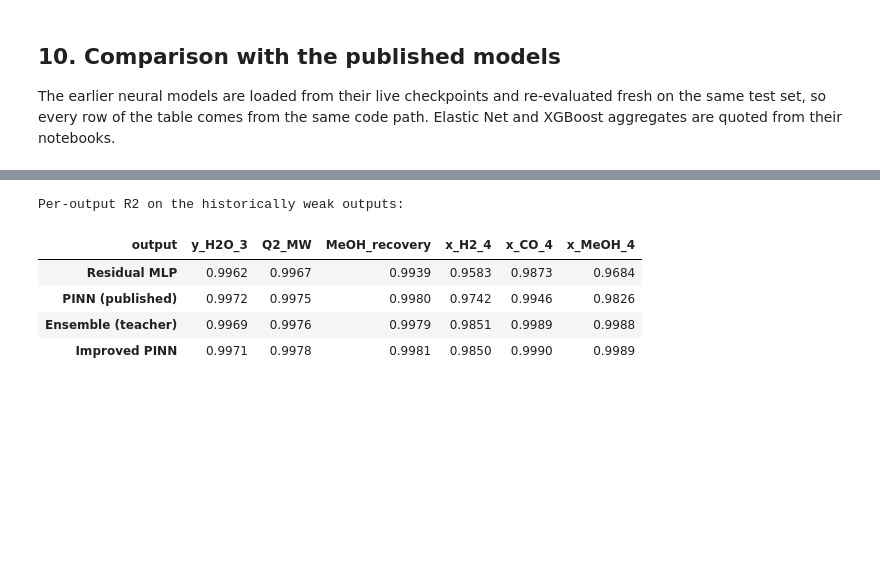
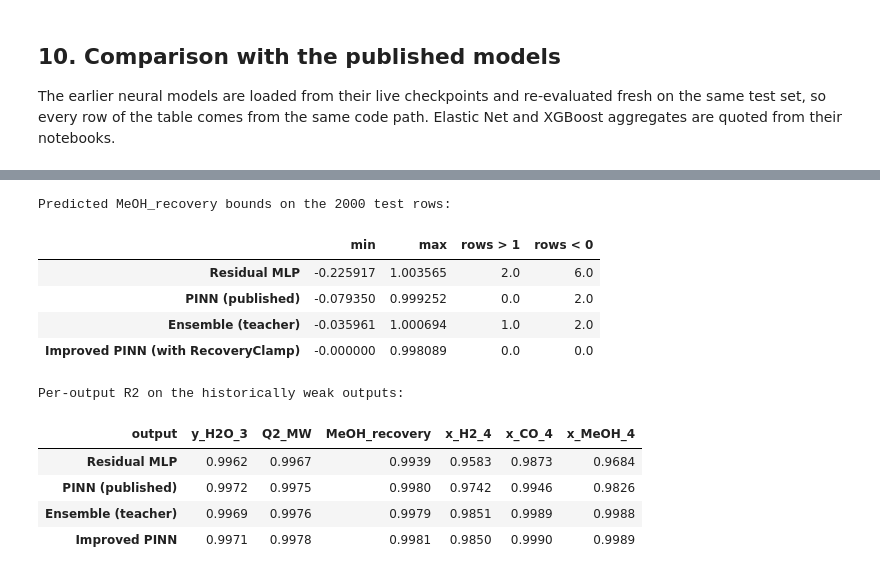
Before and after one commit to aidinhnkhn/Data-Science-In-ChemEng, a Jupyter notebook: NN_ImprovedPINN.ipynb, the cells around one changed output, grey strips where cells are left out. Cells and saved outputs as stored; diff of their text form; code cells hidden in the pictures; blank space fills up the shorter version.

```diff
--- a/NN_ImprovedPINN.ipynb
+++ b/NN_ImprovedPINN.ipynb
@@ -420,6 +508,15 @@ Three checks on the test predictions:
 vap_viol = float(np.abs(final_pred_full[VAPOR_FRACTION_COLS].sum(axis=1) - 1.0).max())
 pred_liq = final_pred_full["n4_total"].values > N4_THRESHOLD
 liq_viol = float(np.abs(final_pred_full.loc[pred_liq, LIQUID_FRACTION_COLS].sum(axis=1) - 1.0).max())
+
+# Bound violations are measured like the closure violations: by magnitude, with
+# rows counted only beyond float tolerance (the exact-0 no-liquid rows come back
+# from the scaler round trip at the 1e-8 level, which is not a real violation).
+BOUND_TOL = 1e-6
+rec = final_pred_full["MeOH_recovery"].values
+rec_overshoot = float(max(rec.max() - 1.0, 0.0))
+rec_undershoot = float(max(-rec.min(), 0.0))
+rec_oob = int(((rec < -BOUND_TOL) | (rec > 1.0 + BOUND_TOL)).sum())
 
 true_liq = ~data.no_liquid_test.values
 false_liquid = int((pred_liq & ~true_liq).sum())
@@ -427,6 +524,8 @@ false_no_liquid = int((~pred_liq & true_liq).sum())
 
 print(f"vapor  closure violation max |sum(y)-1| : {vap_viol:.3e}")
 print(f"liquid closure violation max |sum(x)-1| : {liq_viol:.3e}  (predicted-liquid rows)")
+print(f"recovery bounds: overshoot above 1 = {rec_overshoot:.3e} | "
+      f"undershoot below 0 = {rec_undershoot:.3e} | rows beyond {BOUND_TOL:.0e} tolerance: {rec_oob}")
 print(f"regime confusion: false-liquid {false_liquid} of {int((~true_liq).sum())} no-liquid rows | "
       f"false-no-liquid {false_no_liquid} of {int(true_liq.sum())} liquid rows")
 print()
@@ -479,3 +586,25 @@ Aggregate test comparison (sorted by R2):
+# %%
+def recovery_stats(pred_full):
+    r = pred_full["MeOH_recovery"].values
+    return {"min": float(r.min()), "max": float(r.max()),
+            "rows > 1": int((r > 1.0 + BOUND_TOL).sum()),
+            "rows < 0": int((r < -BOUND_TOL).sum())}
+
+rec_tbl = pd.DataFrame({
+    "Residual MLP":                    recovery_stats(test_metrics(resid_prev)[0]),
+    "PINN (published)":                recovery_stats(test_metrics(pinn_published)[0]),
+    "Ensemble (teacher)":              recovery_stats(test_metrics(teacher_closed)[0]),
+    "Improved PINN (with RecoveryClamp)": recovery_stats(final_pred_full),
+}).T
+print("Predicted MeOH_recovery bounds on the 2000 test rows:")
+rec_tbl.round(6)
+# %% [output]
+Predicted MeOH_recovery bounds on the 2000 test rows:
+|  | min | max | rows > 1 | rows < 0 |
+| Residual MLP | -0.225917 | 1.003565 | 2.0 | 6.0 |
+| PINN (published) | -0.079350 | 0.999252 | 0.0 | 2.0 |
+| Ensemble (teacher) | -0.035961 | 1.000694 | 1.0 | 2.0 |
+| Improved PINN (with RecoveryClamp) | -0.000000 | 0.998089 | 0.0 | 0.0 |
 # %%
 # Per-output R2 on the outputs that have been the weak spots of every model.
 weak = ["y_H2O_3", "Q2_MW", "MeOH_recovery", "x_H2_4", "x_CO_4", "x_MeOH_4"]
```
Also changed, not shown: parts of 18 cells of this notebook, 2 other files.
